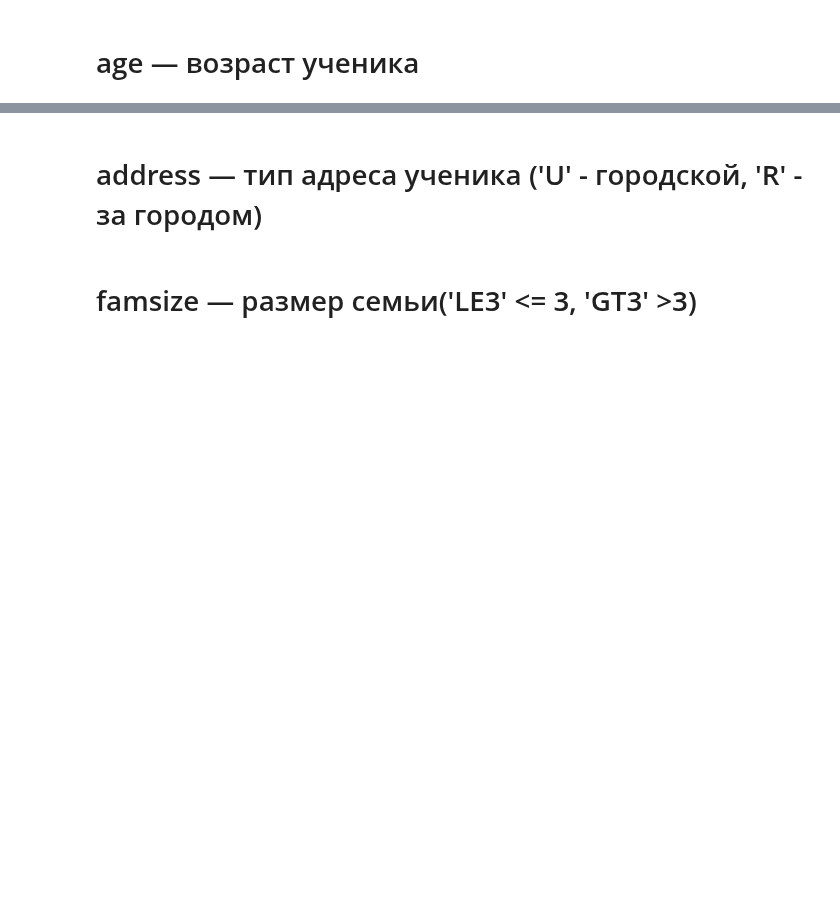
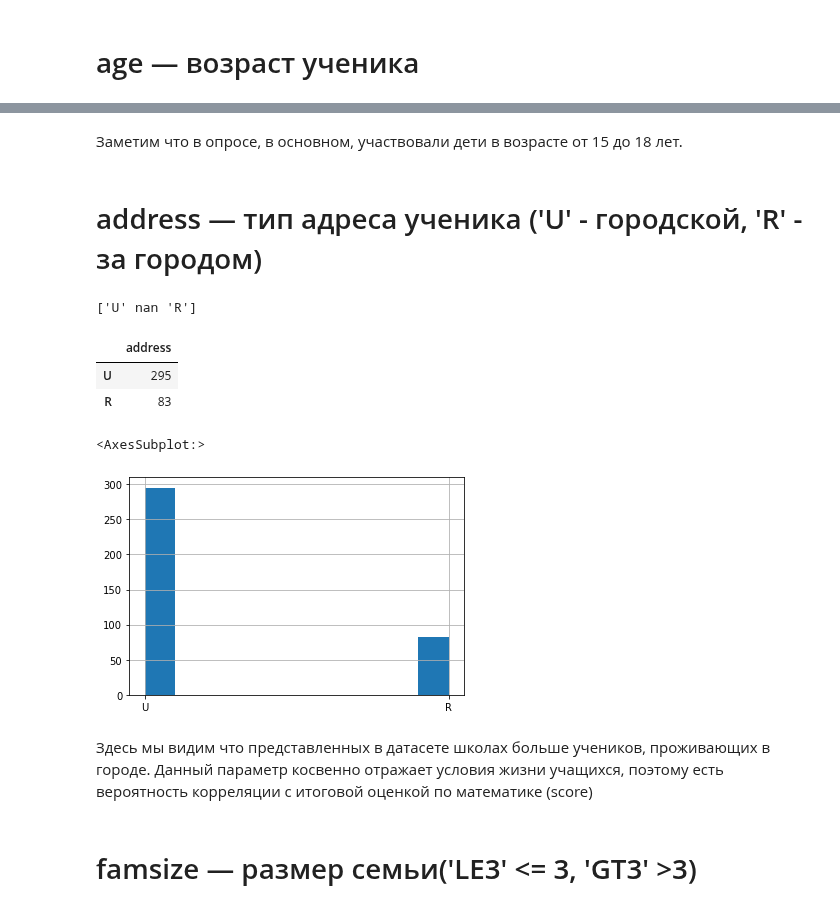
Before and after one commit to Enreward/DS_projects, a Jupyter notebook: module_2(Skikevich)/EDA (Skikevich).ipynb, the cells around one changed output, grey strips where cells are left out. Cells and saved outputs as stored; diff of their text form; code cells hidden in the pictures; blank space fills up the shorter version.

```diff
--- a/module_2(Skikevich)/EDA (Skikevich).ipynb
+++ b/module_2(Skikevich)/EDA (Skikevich).ipynb
@@ -105,6 +105,14 @@ memory usage: 92.7+ KB
 # %%
 # доп. функции
 
-# функция замены NaN на None (пустое значение)
+# функция замены NaN на None
 def replase_nan(x):
-    return None if str(x).strip().lower() == 'nan' else x
+    return np.nan if str(x).strip().lower() == 'nan' else x
+
+# функция замены пустых строк на None
+def replase_empty(x):
+    return None if str(x).strip() == '' else x
+
+# функция замены строковых значений yes/no на числовые аналоги 1/0 соответственно
+def replase_yes_no(x):
+    return int(str(x).strip().lower() == 'yes')
@@ -113,3 +119 @@ def replase_nan(x):
-# %%
-df.rename(columns = {'studytime, granular':'studytime'}, inplace = True)
 # %% [markdown]
@@ -118,3 +122,6 @@ df.rename(columns = {'studytime, granular':'studytime'}, inplace = True)
 # %%
 for column in df.columns:
     df[column] = df[column].apply(replase_nan)
+    df[column] = df[column].apply(replase_empty)
+df = df.fillna(value=np.nan)
+df.sample(10)
@@ -146,6 +185,22 @@ df.age.hist()
 <AxesSubplot:>
 [figure]
+# %% [markdown]
+Заметим что в опросе, в основном, участвовали дети в возрасте от 15 до 18 лет.
 # %% [markdown]
 # address — тип адреса ученика ('U' - городской, 'R' - за городом)
+# %%
+print(df.address.unique())
+display(pd.DataFrame(df.address.value_counts()))
+df.address.hist()
+# %% [output]
+['U' nan 'R']
+|  | address |
+| U | 295 |
+| R | 83 |
+<AxesSubplot:>
+[figure, added]
+# %% [markdown]
+Здесь мы видим что представленных в датасете школах больше учеников, проживающих в городе.
+Данный параметр косвенно отражает условия жизни учащихся, поэтому есть вероятность корреляции с итоговой оценкой по математике (score)
 # %% [markdown]
 # famsize — размер семьи('LE3' <= 3, 'GT3' >3)
```
Also changed, not shown: parts of 77 cells of this notebook.
